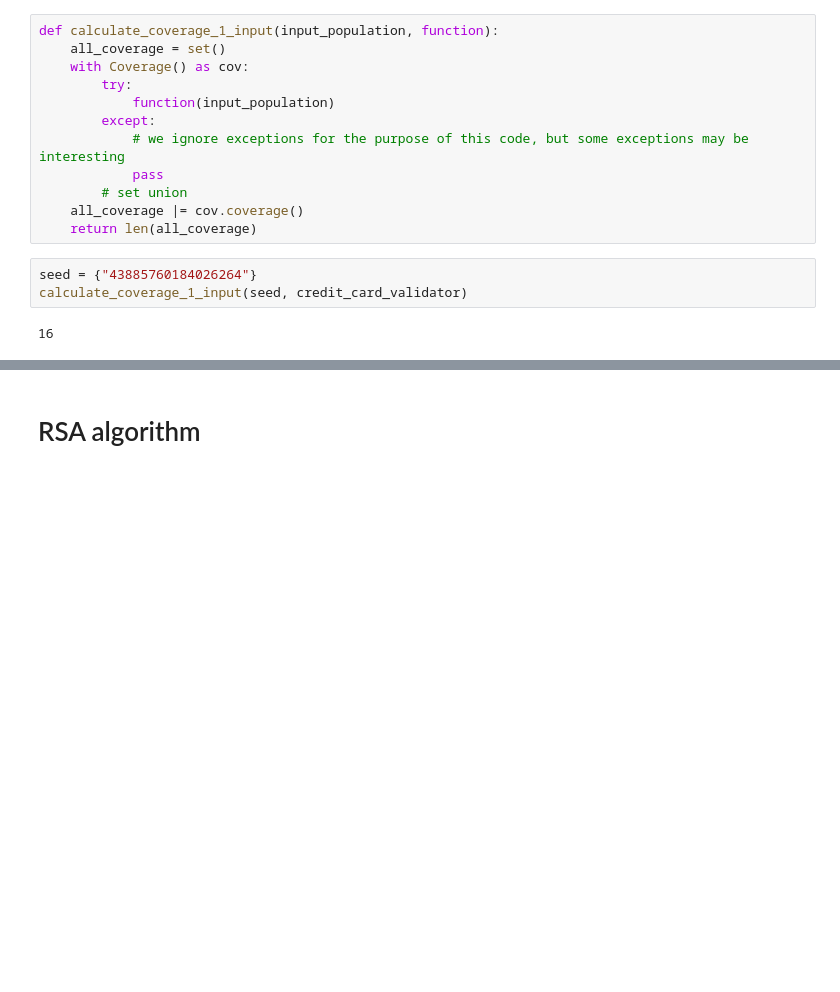
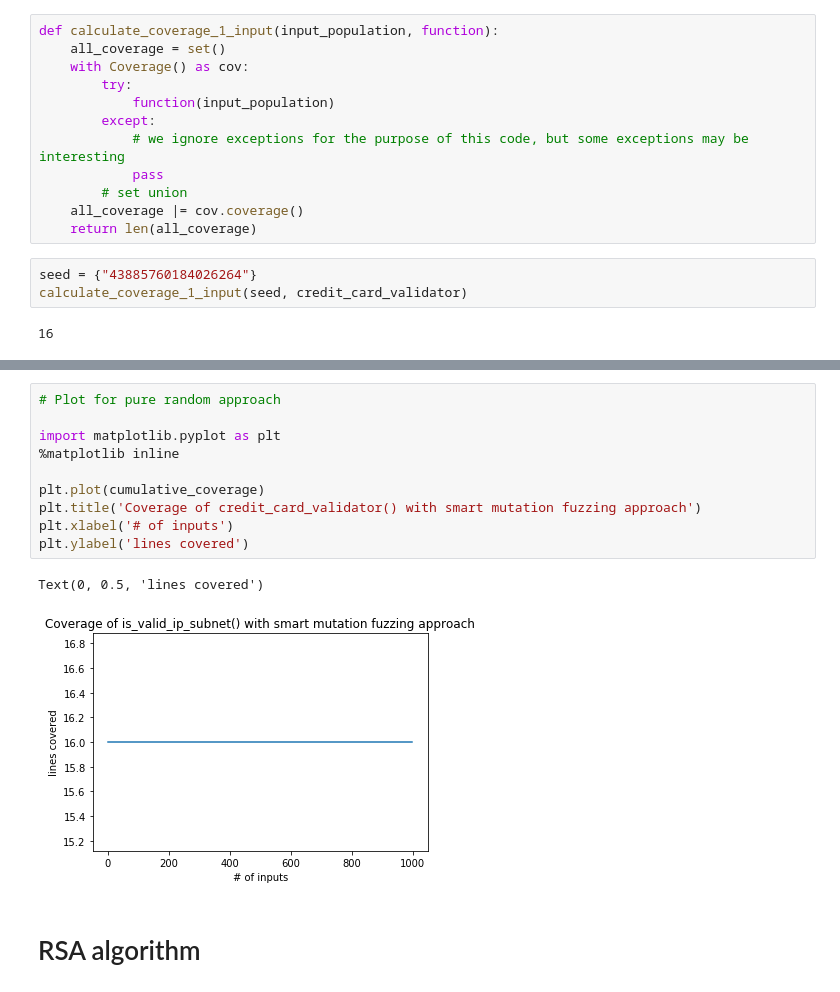
Before and after one commit to PrashanthiRamesh/SOEN-7481-Assignment-2, a Jupyter notebook: Coverage Guided Fuzzer.ipynb, the cells around one changed output, grey strips where cells are left out. Cells and saved outputs as stored; diff of their text form; blank space fills up the shorter version.

Commit message:
- Program 3 random fuzzer created

```diff
--- a/Coverage Guided Fuzzer.ipynb
+++ b/Coverage Guided Fuzzer.ipynb
@@ -1008,3 +1025,16 @@ TypeError: object of type 'int' has no len()
+# %%
+# Plot for pure random approach
+
+import matplotlib.pyplot as plt
+%matplotlib inline
+
+plt.plot(cumulative_coverage)
+plt.title('Coverage of credit_card_validator() with smart mutation fuzzing approach')
+plt.xlabel('# of inputs')
+plt.ylabel('lines covered')
+# %% [output]
+Text(0, 0.5, 'lines covered')
+[figure, added]
 # %% [markdown]
 # RSA algorithm
 # %%
```
Also changed, not shown: parts of 6 cells of this notebook.
